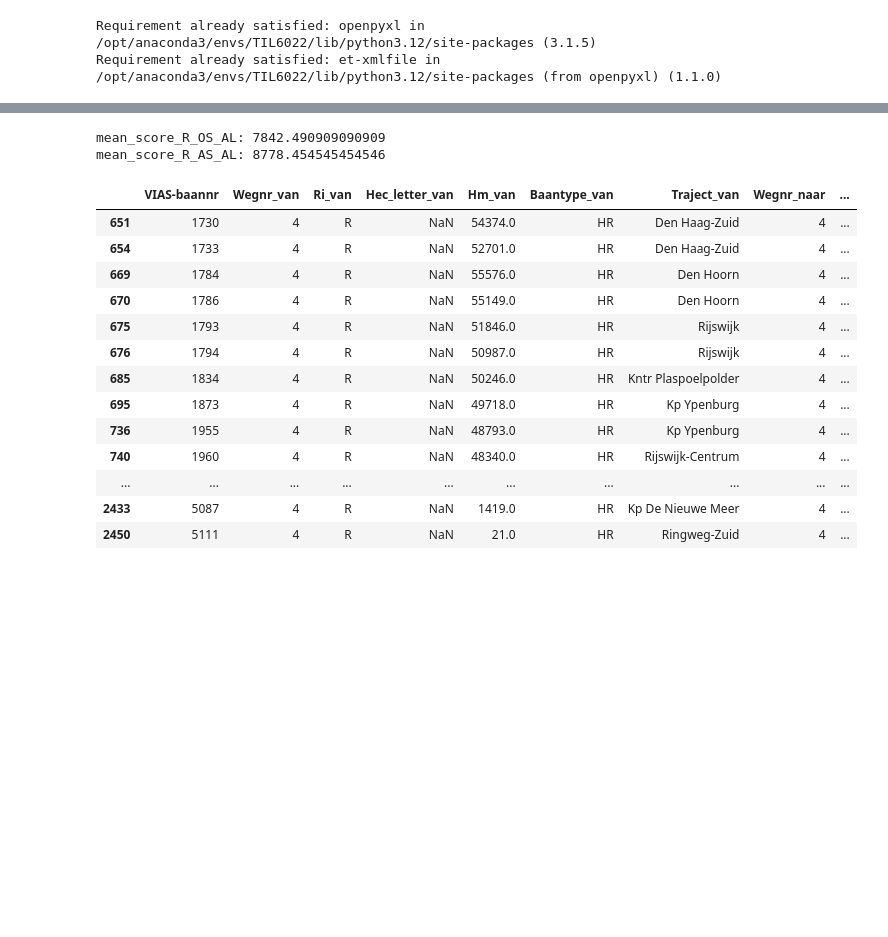
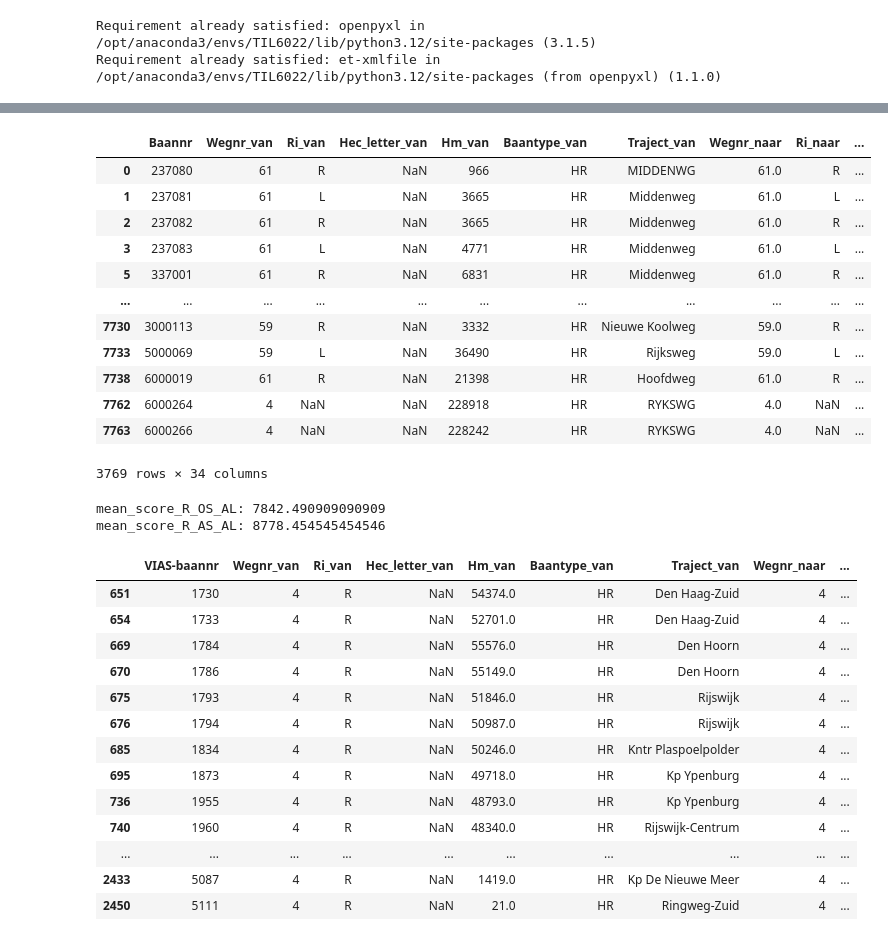
Before and after one commit to Liselotvansteekelenburg/TIL6010-LabAssignments, a Jupyter notebook: Ch4.ipynb, the cells around one changed output, grey strips where cells are left out. Cells and saved outputs as stored; diff of their text form; code cells hidden in the pictures; blank space fills up the shorter version.

```diff
--- a/Ch4.ipynb
+++ b/Ch4.ipynb
@@ -45,3 +27,21 @@ df_road_4HR_HM
+# %%
+df_road_4HR2014 = df2014[(df2014['Baantype_naar'] == 'HR') & (df2014['Baantype_van'] == 'HR')]
+df_road_4HR2014 = df2014[(df2014['Baantype_naar'] == 'HR') & (df2014['Baantype_van'] == 'HR') & df2014['Wegnr_naar'] == 4 ]
+df_road_4HR2014
+# %% [output]
+|  | Baannr | Wegnr_van | Ri_van | Hec_letter_van | Hm_van | Baantype_van | Traject_van | Wegnr_naar | Ri_naar | ... |
+| 0 | 237080 | 61 | R | NaN | 966 | HR | MIDDENWG | 61.0 | R | ... |
+| 1 | 237081 | 61 | L | NaN | 3665 | HR | Middenweg | 61.0 | L | ... |
+| 2 | 237082 | 61 | R | NaN | 3665 | HR | Middenweg | 61.0 | R | ... |
+| 3 | 237083 | 61 | L | NaN | 4771 | HR | Middenweg | 61.0 | L | ... |
+| 5 | 337001 | 61 | R | NaN | 6831 | HR | Middenweg | 61.0 | R | ... |
+| ... | ... | ... | ... | ... | ... | ... | ... | ... | ... | ... |
+| 7730 | 3000113 | 59 | R | NaN | 3332 | HR | Nieuwe Koolweg | 59.0 | R | ... |
+| 7733 | 5000069 | 59 | L | NaN | 36490 | HR | Rijksweg | 59.0 | L | ... |
+| 7738 | 6000019 | 61 | R | NaN | 21398 | HR | Hoofdweg | 61.0 | R | ... |
+| 7762 | 6000264 | 4 | NaN | NaN | 228918 | HR | RYKSWG | 4.0 | NaN | ... |
+| 7763 | 6000266 | 4 | NaN | NaN | 228242 | HR | RYKSWG | 4.0 | NaN | ... |
+3769 rows × 34 columns
 # %%
 df_road_4HR_HM_R = df_road_4HR_HM[(df_road_4HR_HM['Ri_van'] == 'R') & (df_road_4HR_HM['Ri_naar'] == 'R') ]
 mean_score_R_OS_AL = df_road_4HR_HM_R['OS_AL'].mean()
```
Also changed, not shown: parts of 6 cells of this notebook, 1 other file.
